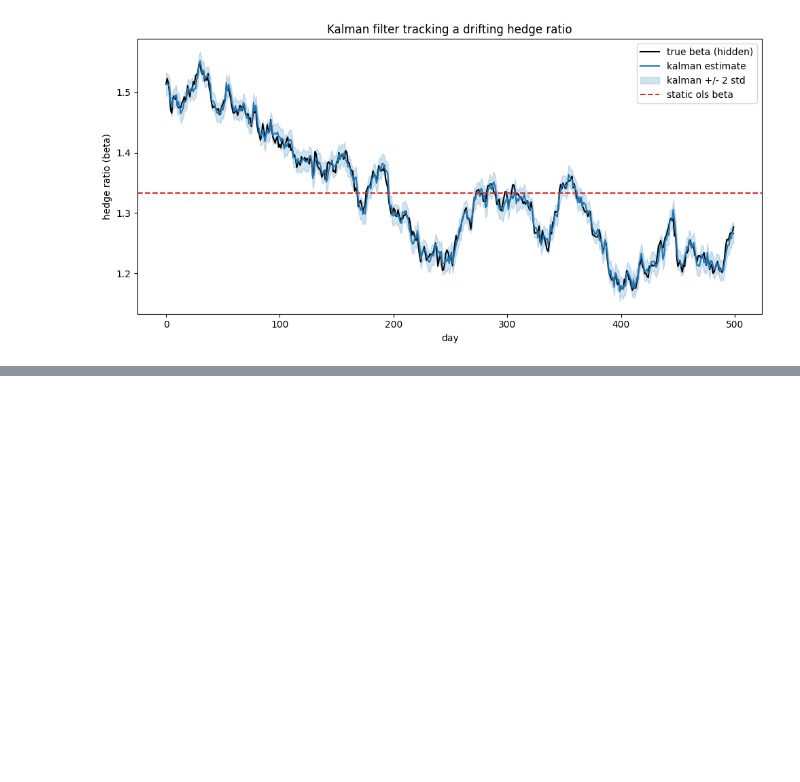
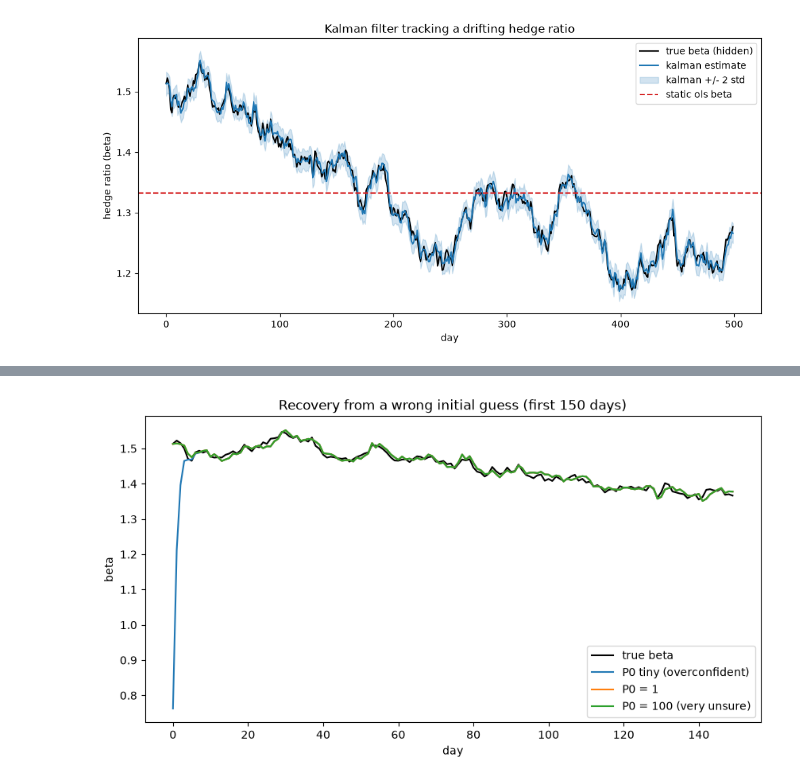
Before and after one commit to j-lumbres/kalman-pairs-risk, a Jupyter notebook: 01_kalman_1d_synthetic.ipynb, the cells around one changed output, grey strips where cells are left out. Cells and saved outputs as stored; diff of their text form; code cells hidden in the pictures; blank space fills up the shorter version.

```diff
--- a/01_kalman_1d_synthetic.ipynb
+++ b/01_kalman_1d_synthetic.ipynb
@@ -124,0 +249,20 @@ plt.show()
+# %%
+p_values = [1e-6, 1.0, 100.0]
+p_labels = ["P0 tiny (overconfident)", "P0 = 1", "P0 = 100 (very unsure)"]
+
+plt.figure(figsize=(10, 5))
+plt.plot(true_beta[:150], color="black", label="true beta")
+
+for p_value, p_label in zip(p_values, p_labels):
+    beta_for_this_p, _ = run_kalman_filter(x_prices, y_prices, process_noise_Q,
+                                           measurement_noise_R, initial_beta_guess,
+                                           p_value)
+    plt.plot(beta_for_this_p[:150], label=p_label)
+
+plt.xlabel("day")
+plt.ylabel("beta")
+plt.title("Recovery from a wrong initial guess (first 150 days)")
+plt.legend()
+plt.show()
+# %% [output]
+[figure, added]
```
Also changed, not shown: parts of 17 cells of this notebook.
